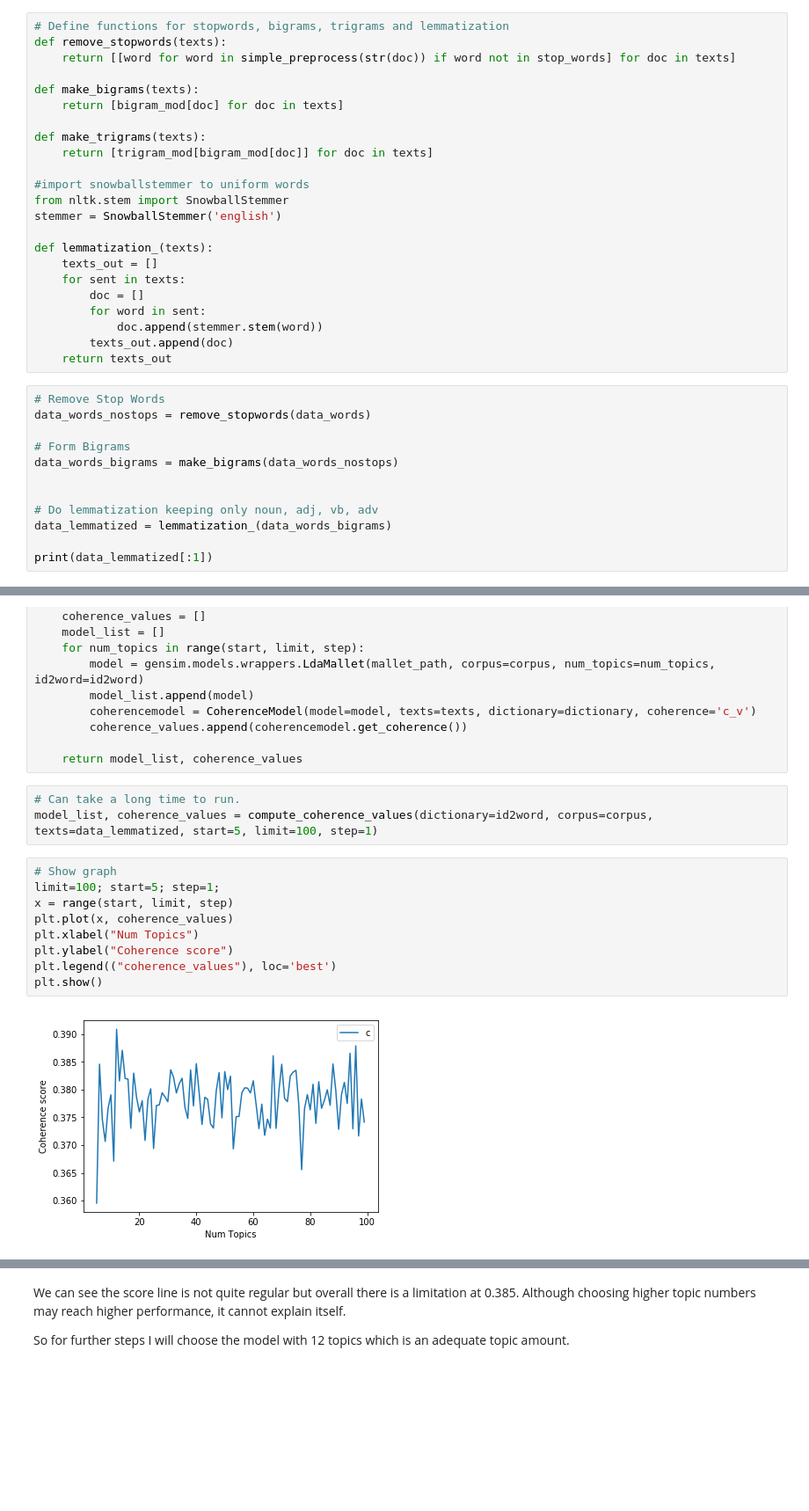
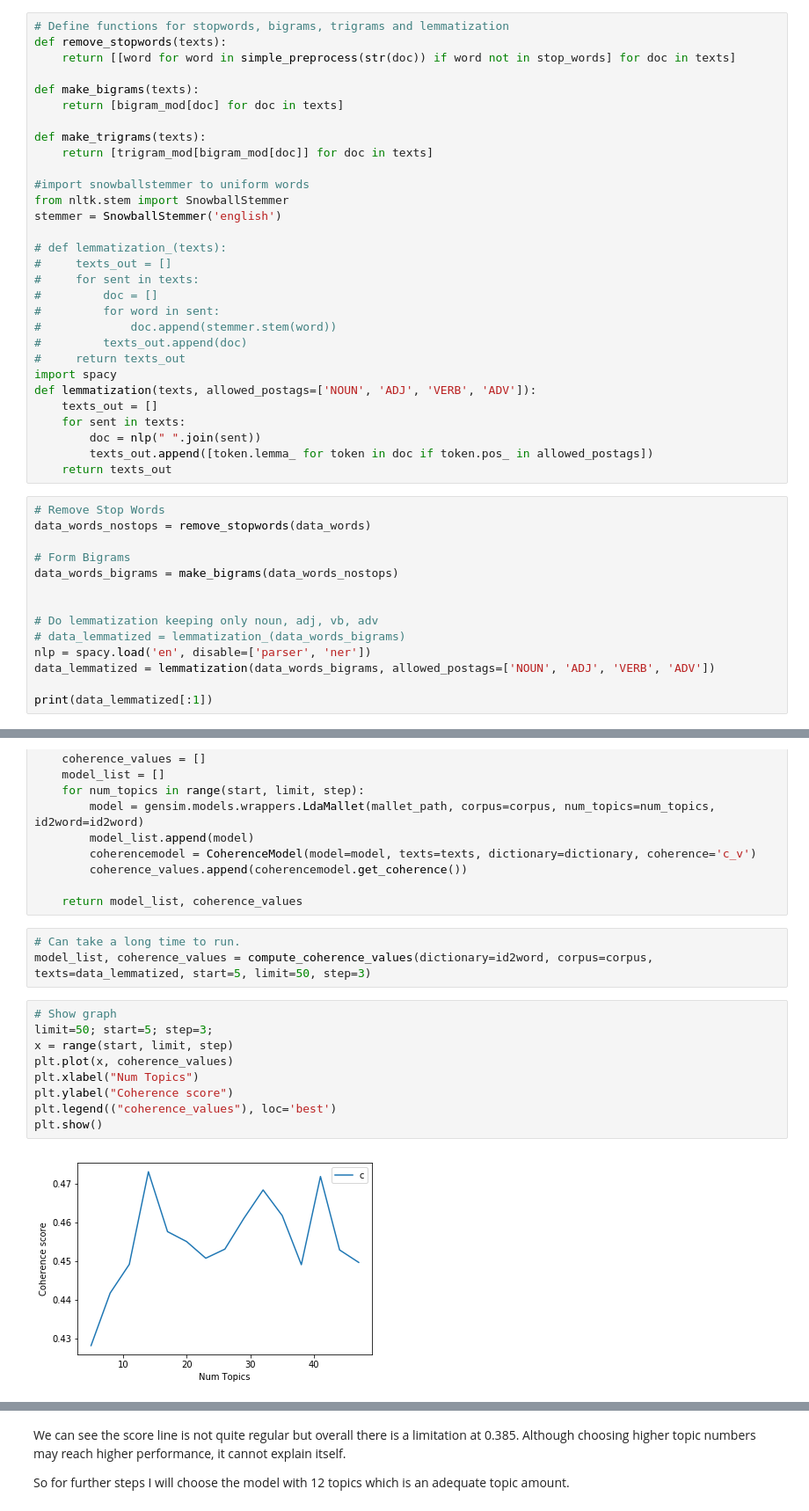
Before and after one commit to sting1000/semester-project, a Jupyter notebook: Topic Modeling.ipynb, the cells around one changed output, grey strips where cells are left out. Shown at 88% size. Saved outputs shown, nothing was run; the diff lists cells and outputs as text; blank space fills up the shorter version.

```diff
--- a/Topic Modeling.ipynb
+++ b/Topic Modeling.ipynb
@@ -231,13 +183,20 @@ def make_trigrams(texts):
 from nltk.stem import SnowballStemmer
 stemmer = SnowballStemmer('english')
 
-def lemmatization_(texts):
+# def lemmatization_(texts):
+#     texts_out = []
+#     for sent in texts:
+#         doc = []
+#         for word in sent:
+#             doc.append(stemmer.stem(word))
+#         texts_out.append(doc)
+#     return texts_out
+import spacy
+def lemmatization(texts, allowed_postags=['NOUN', 'ADJ', 'VERB', 'ADV']):
     texts_out = []
     for sent in texts:
-        doc = []
-        for word in sent:
-            doc.append(stemmer.stem(word))
-        texts_out.append(doc)
+        doc = nlp(" ".join(sent))
+        texts_out.append([token.lemma_ for token in doc if token.pos_ in allowed_postags])
     return texts_out
 # %%
 # Remove Stop Words
@@ -248,7 +207,9 @@ data_words_bigrams = make_bigrams(data_words_nostops)
 
 
 # Do lemmatization keeping only noun, adj, vb, adv
-data_lemmatized = lemmatization_(data_words_bigrams)
+# data_lemmatized = lemmatization_(data_words_bigrams)
+nlp = spacy.load('en', disable=['parser', 'ner'])
+data_lemmatized = lemmatization(data_words_bigrams, allowed_postags=['NOUN', 'ADJ', 'VERB', 'ADV'])
 
 print(data_lemmatized[:1])
 # %% [output]
@@ -437,18 +403,18 @@ def compute_coherence_values(dictionary, corpus, texts, limit, start=2, step=3):
     return model_list, coherence_values
 # %%
 # Can take a long time to run.
-model_list, coherence_values = compute_coherence_values(dictionary=id2word, corpus=corpus, texts=data_lemmatized, start=5, limit=100, step=1)
+model_list, coherence_values = compute_coherence_values(dictionary=id2word, corpus=corpus, texts=data_lemmatized, start=5, limit=50, step=3)
 # %%
 # Show graph
-limit=100; start=5; step=1;
+limit=50; start=5; step=3;
 x = range(start, limit, step)
 plt.plot(x, coherence_values)
 plt.xlabel("Num Topics")
 plt.ylabel("Coherence score")
 plt.legend(("coherence_values"), loc='best')
 plt.show()
 # %% [output]
-[figure, old version]
+[figure, new version]
 # %%
 # Print the coherence scores
 for m, cv in zip(x, coherence_values):
```
Also changed, not shown: parts of 38 cells of this notebook, 3 other files.
